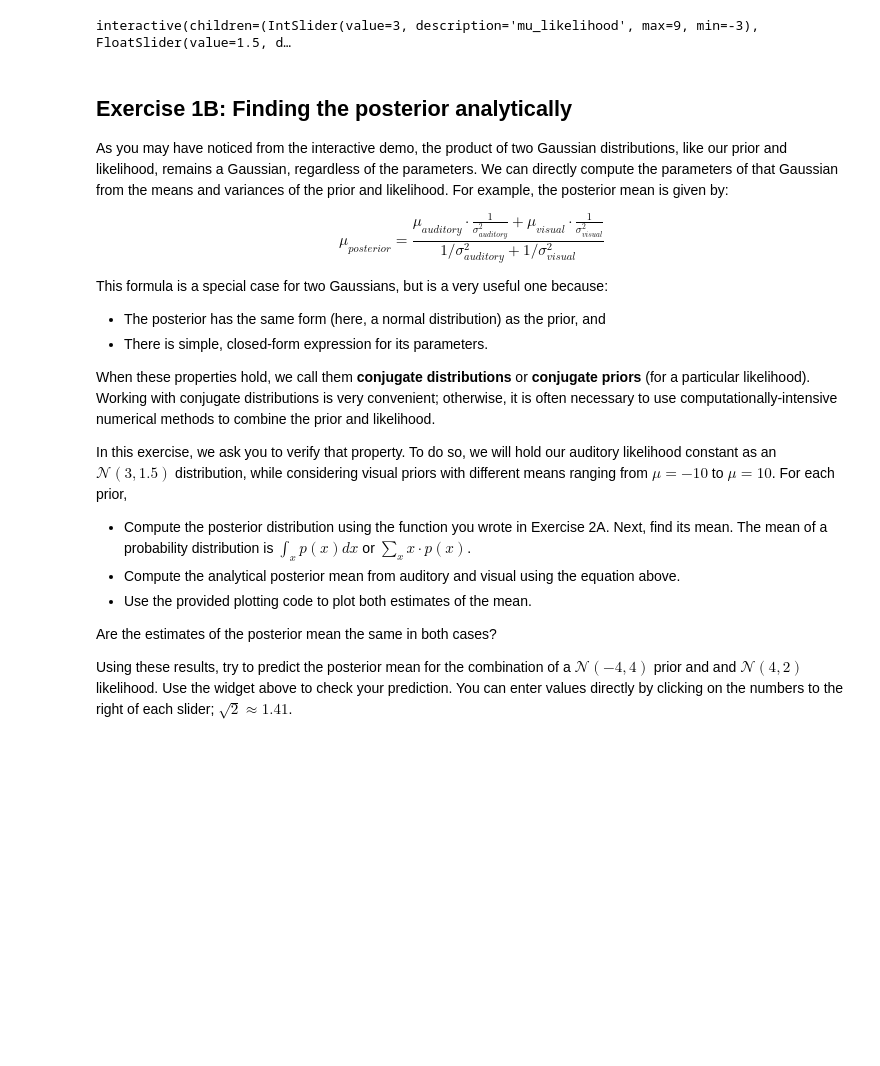
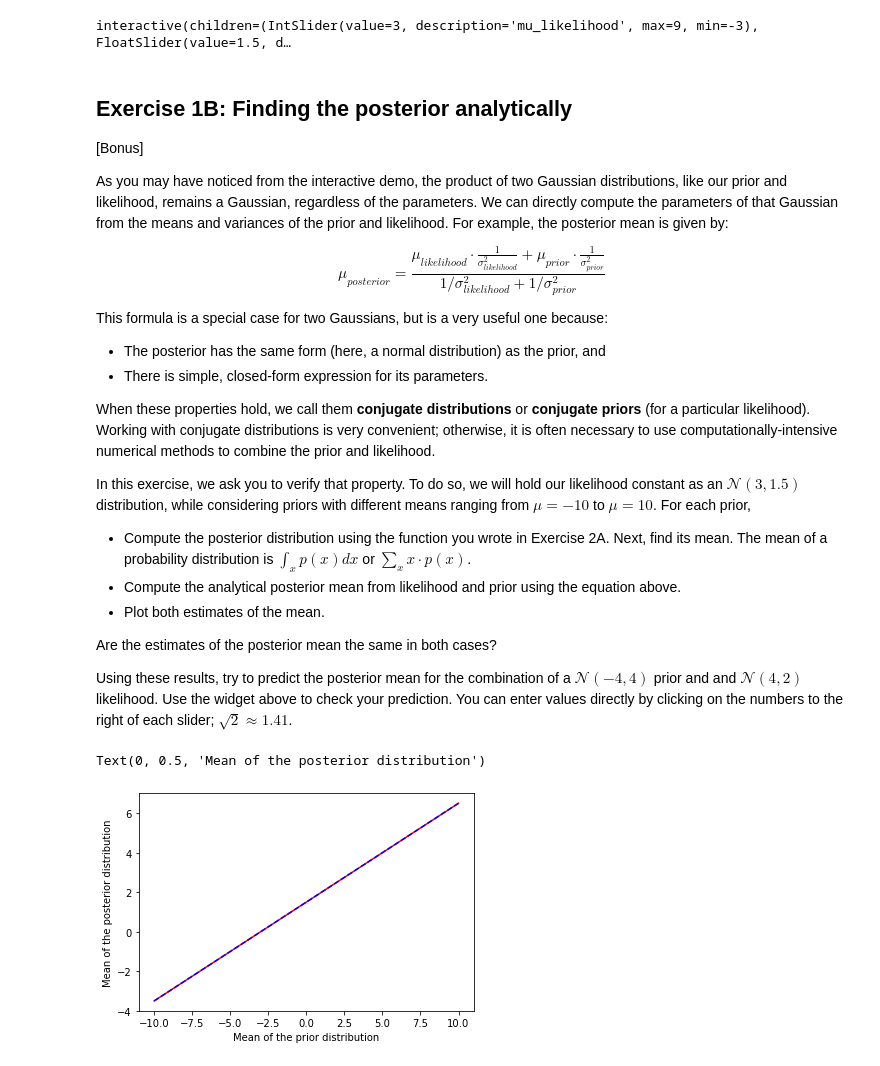
Before and after one commit to Lara-Mazy/Modelling_project1, a Jupyter notebook: TP2.ipynb, the cells around one changed output. Drawn from its saved outputs; the diff is of its cells as text; code cells hidden in the pictures; blank space fills up the shorter version.

```diff
--- a/TP2.ipynb
+++ b/TP2.ipynb
@@ -81,12 +105,23 @@ x_vector = np.arange(-10,10,0.1)
 
 #######################################
 
+
+def compute_posterior_pointwise(prior, likelihood):
+    ''' Author: Florence Blondiaux
+    Returns the normalized posterior probability based on the prior and the likelihood
+    Prior: The prior probabilities
+    Likelihood: The likelihood probabilities
+    '''
+    posterior = prior * likelihood
+    posterior /= posterior.sum()
+    return posterior
+
 likelihood = my_gaussian(x_vector,3,1.5)
 prior = my_gaussian(x_vector,-1,1.5)
-posterior = prior * likelihood
-posterior /= posterior.sum()
+posterior = compute_posterior_pointwise(prior,likelihood)
 
 plt.plot(x_vector, likelihood, 'r')
 plt.plot(x_vector,prior,'g')
 plt.plot(x_vector, posterior, 'b')
+plt.show()
 # %% [output]
@@ -122,9 +155,11 @@ interactive(children=(IntSlider(value=3, description='mu_likelihood', max=9, min
 # %% [markdown]
 ## Exercise 1B: Finding the posterior analytically
 
+[Bonus]
+
 As you may have noticed from the interactive demo, the product of two Gaussian distributions, like our prior and likelihood, remains a Gaussian, regardless of the parameters. We can directly compute the  parameters of that Gaussian from the means and variances of the prior and likelihood. For example, the posterior mean is given by:
 
-$$ \mu_{posterior} = \frac{\mu_{auditory} \cdot \frac{1}{\sigma_{auditory}^2} + \mu_{visual} \cdot \frac{1}{\sigma_{visual}^2}}{1/\sigma_{auditory}^2 + 1/\sigma_{visual}^2}
+$$ \mu_{posterior} = \frac{\mu_{likelihood} \cdot \frac{1}{\sigma_{likelihood}^2} + \mu_{prior} \cdot \frac{1}{\sigma_{prior}^2}}{1/\sigma_{likelihood}^2 + 1/\sigma_{prior}^2}
 $$
 
 This formula is a special case for two Gaussians, but is a very useful one because:
@@ -133,12 +168,46 @@ This formula is a special case for two Gaussians, but is a very useful one becau
 
 When these properties hold, we call them **conjugate distributions** or **conjugate priors** (for a particular likelihood). Working with conjugate distributions is very convenient; otherwise, it is often necessary to use computationally-intensive numerical methods to combine the prior and likelihood.
 
-In this exercise, we ask you to verify that property.  To do so, we will hold our auditory likelihood constant as an $\mathcal{N}(3, 1.5)$ distribution, while considering visual priors with different means ranging from $\mu=-10$ to $\mu=10$. For each prior,
+In this exercise, we ask you to verify that property.  To do so, we will hold our likelihood constant as an $\mathcal{N}(3, 1.5)$ distribution, while considering priors with different means ranging from $\mu=-10$ to $\mu=10$. For each prior,
 
 * Compute the posterior distribution using the function you wrote in Exercise 2A. Next, find its mean. The mean of a probability distribution is $\int_x p(x) dx$ or $\sum_x x\cdot p(x)$.
-* Compute the analytical posterior mean from auditory and visual using the equation above.
-* Use the provided plotting code to plot both estimates of the mean.
+* Compute the analytical posterior mean from likelihood and prior using the equation above.
+* Plot both estimates of the mean.
 
 Are the estimates of the posterior mean the same in both cases?
 
 Using these results, try to predict the posterior mean for the combination of a $\mathcal{N}(-4,4)$ prior and and $\mathcal{N}(4, 2)$ likelihood. Use the widget above to check your prediction. You can enter values directly by clicking on the numbers to the right of each slider; $\sqrt{2} \approx 1.41$.
+# %%
+def compare_computational_analytical_means():
+    x = np.arange(-10, 11, 0.1)
+    # Fixed auditory likelihood
+    mu_likelihood = 3
+    sigma_likelihood = 1.5
+    likelihood = my_gaussian(x, mu_likelihood, sigma_likelihood)
+    # Varying visual prior
+    mu_priors = np.linspace(-10, 10)
+    sigma_prior = 1.5
+
+    # Accumulate results here
+    mus_by_integration = []
+    mus_analytical = []
+    for mu_prior in mu_priors:
+        prior = my_gaussian(x, mu_prior, sigma_prior)
+        posterior = compute_posterior_pointwise(prior, likelihood)
+        mu_integrated = np.sum(x*posterior)
+        mu_analytical = ((mu_likelihood / sigma_likelihood ** 2 + mu_prior / sigma_prior ** 2) /
+                  (1 / sigma_likelihood ** 2 + 1 / sigma_prior ** 2))
+
+        mus_by_integration.append(mu_integrated)
+        mus_analytical.append(mu_analytical)
+
+    return mu_priors, mus_analytical, mus_by_integration
+
+mu_visuals, mu_analytical, mu_computational = compare_computational_analytical_means()
+plt.plot(mu_visuals,mu_analytical,'r')
+plt.plot(mu_visuals,mu_computational,'b--')
+plt.xlabel('Mean of the prior distribution')
+plt.ylabel('Mean of the posterior distribution')
+# %% [output]
+Text(0, 0.5, 'Mean of the posterior distribution')
+[figure, added]
```
Also changed, not shown: parts of 14 cells of this notebook.
